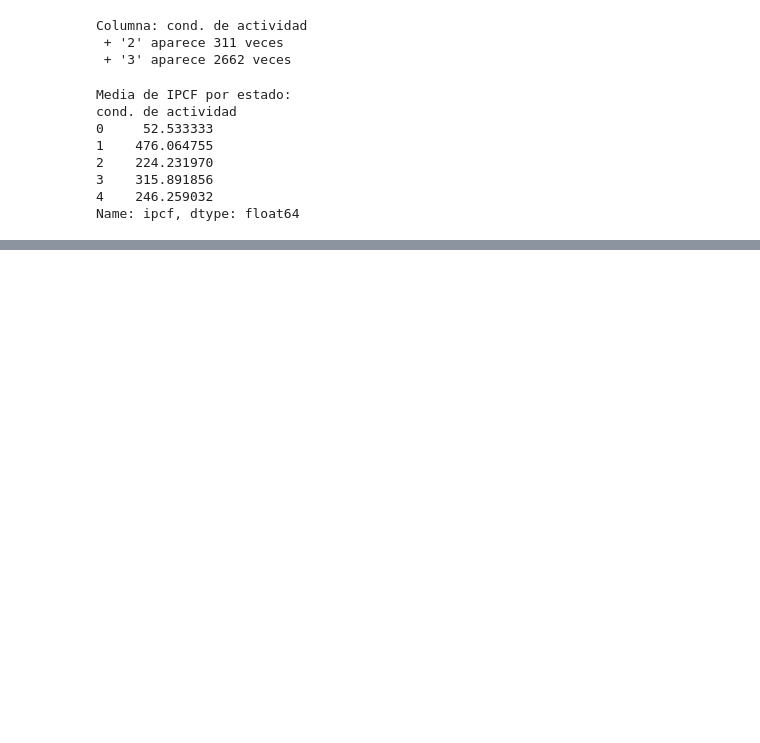
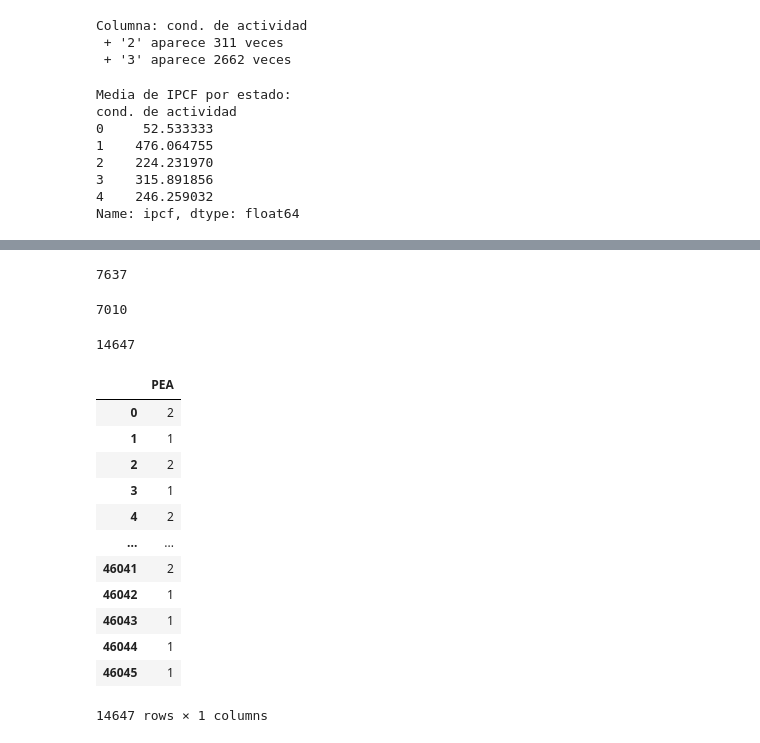
Before and after one commit to jtomasello247/Big-Data---TP-2---Grupo-13, a Jupyter notebook: t104_dta/TP2.ipynb, the cells around one changed output, grey strips where cells are left out. Cells and saved outputs as stored; diff of their text form; code cells hidden in the pictures; blank space fills up the shorter version.

```diff
--- a/t104_dta/TP2.ipynb
+++ b/t104_dta/TP2.ipynb
@@ -539,0 +558,15 @@ Name: ipcf, dtype: float64
+# %%
+ind2004resp = ind2004[ind2004["cond. de actividad"]!=0]
+len(ind2004resp)
+# %% [output]
+7637
+# %%
+ind2024resp = ind2024[ind2024["cond. de actividad"]!=0]
+len(ind2024resp)
+# %% [output]
+7010
+# %%
+respondieron = pd.concat([ind2004resp, ind2024resp])
+len(respondieron)
+# %% [output]
+14647
@@ -539,0 +577,17 @@ Name: ipcf, dtype: float64
+# %%
+PEA = PEA.rename(columns={"cond. de actividad": "PEA"})
+PEA
+# %% [output]
+|  | PEA |
+| 0 | 2 |
+| 1 | 1 |
+| 2 | 2 |
+| 3 | 1 |
+| 4 | 2 |
+| ... | ... |
+| 46041 | 2 |
+| 46042 | 1 |
+| 46043 | 1 |
+| 46044 | 1 |
+| 46045 | 1 |
+14647 rows × 1 columns
```
Also changed, not shown: parts of 10 cells of this notebook.
